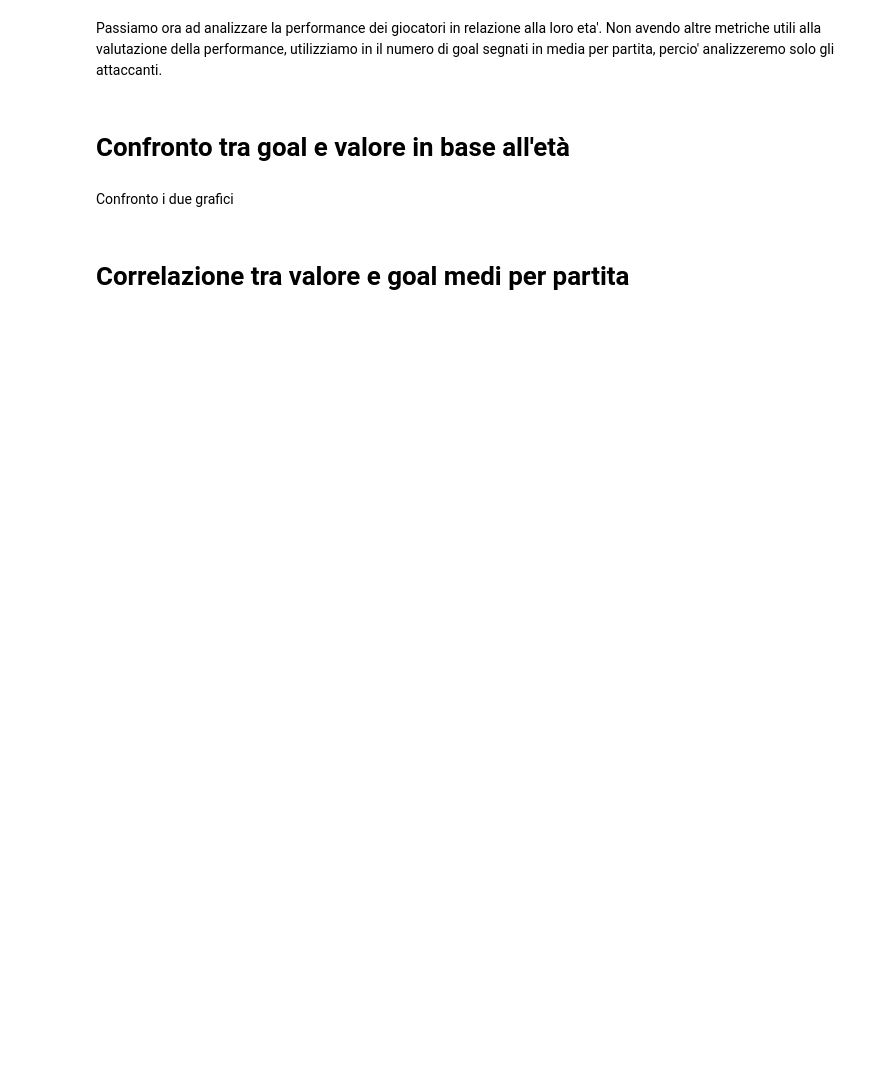
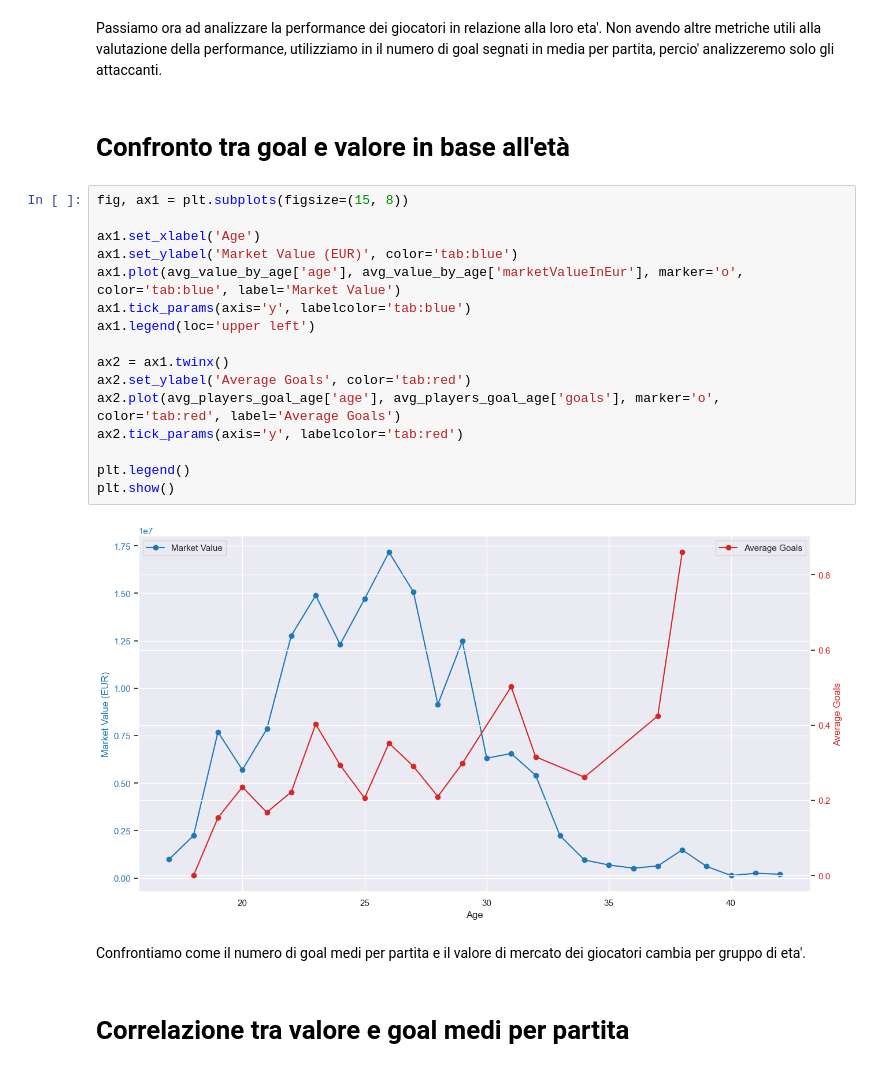
Before and after one commit to IJN-Shalma/ProgettoTWebIUM2023-2024UniTO, a Jupyter notebook: CapraraZhou/solution/JupyterDataAnalysis/PlayersAnalysis.ipynb, the cells around one changed output. Cells and saved outputs as stored; diff of their text form; blank space fills up the shorter version.

```diff
--- a/CapraraZhou/solution/JupyterDataAnalysis/PlayersAnalysis.ipynb
+++ b/CapraraZhou/solution/JupyterDataAnalysis/PlayersAnalysis.ipynb
@@ -108,7 +201,25 @@ Andiamo ora a vedere in dettaglio il valore medio dei giocatori in relazione all
 Passiamo ora ad analizzare la performance dei giocatori in relazione alla loro eta'. Non avendo altre metriche utili alla valutazione della performance, utilizziamo in il numero di goal segnati in media per partita, percio' analizzeremo solo gli attaccanti.
 # %% [markdown]
 # Confronto tra goal e valore in base all'età
+# %%
+fig, ax1 = plt.subplots(figsize=(15, 8))
+
+ax1.set_xlabel('Age')
+ax1.set_ylabel('Market Value (EUR)', color='tab:blue')
+ax1.plot(avg_value_by_age['age'], avg_value_by_age['marketValueInEur'], marker='o', color='tab:blue', label='Market Value')
+ax1.tick_params(axis='y', labelcolor='tab:blue')
+ax1.legend(loc='upper left')
+
+ax2 = ax1.twinx()
+ax2.set_ylabel('Average Goals', color='tab:red')
+ax2.plot(avg_players_goal_age['age'], avg_players_goal_age['goals'], marker='o', color='tab:red', label='Average Goals')
+ax2.tick_params(axis='y', labelcolor='tab:red')
+
+plt.legend()
+plt.show()
+# %% [output]
+[figure, added]
 # %% [markdown]
-Confronto i due grafici
+Confrontiamo come il numero di goal medi per partita e il valore di mercato dei giocatori cambia per gruppo di eta'.
 # %% [markdown]
 # Correlazione tra valore e goal medi per partita
```
Also changed, not shown: parts of 24 cells of this notebook.
